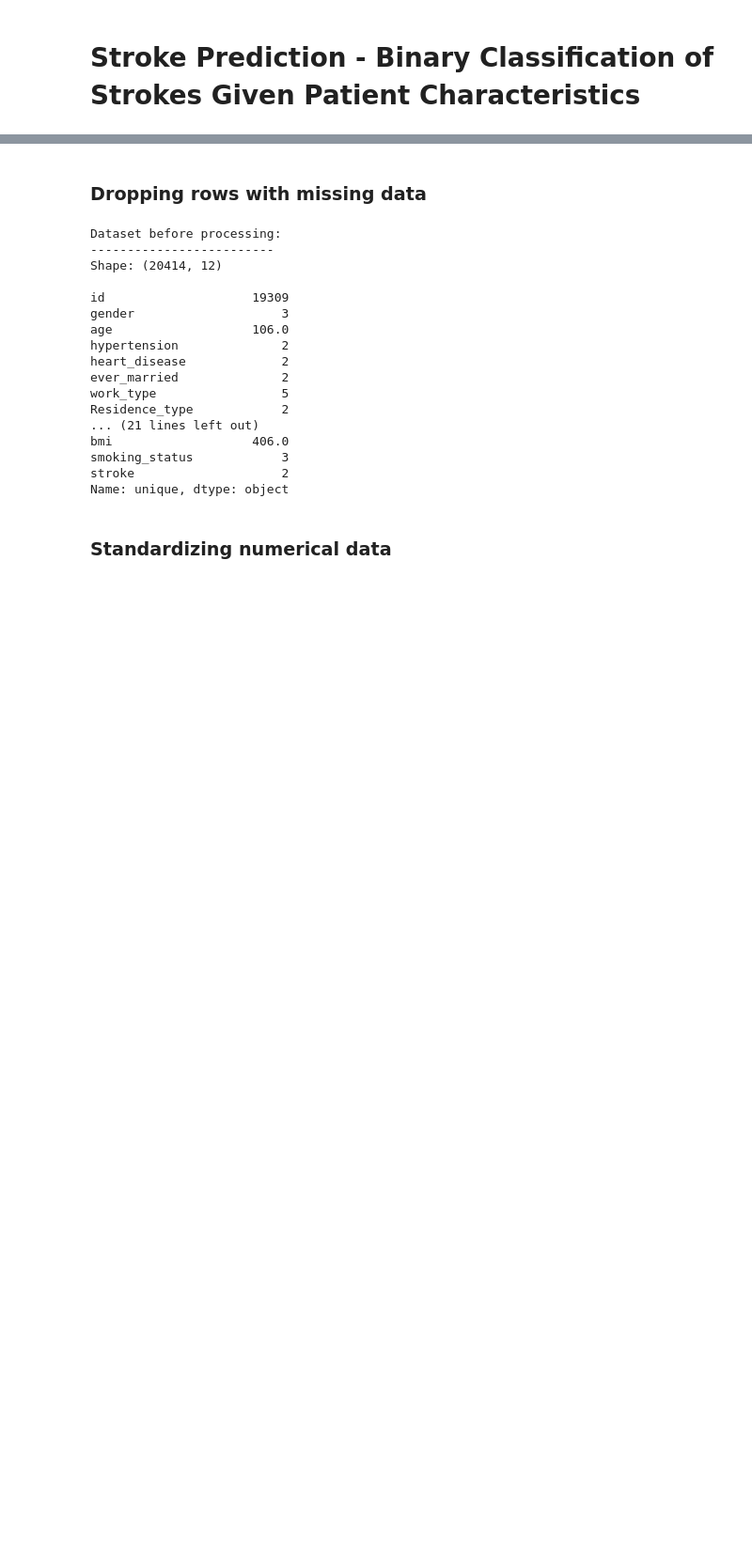
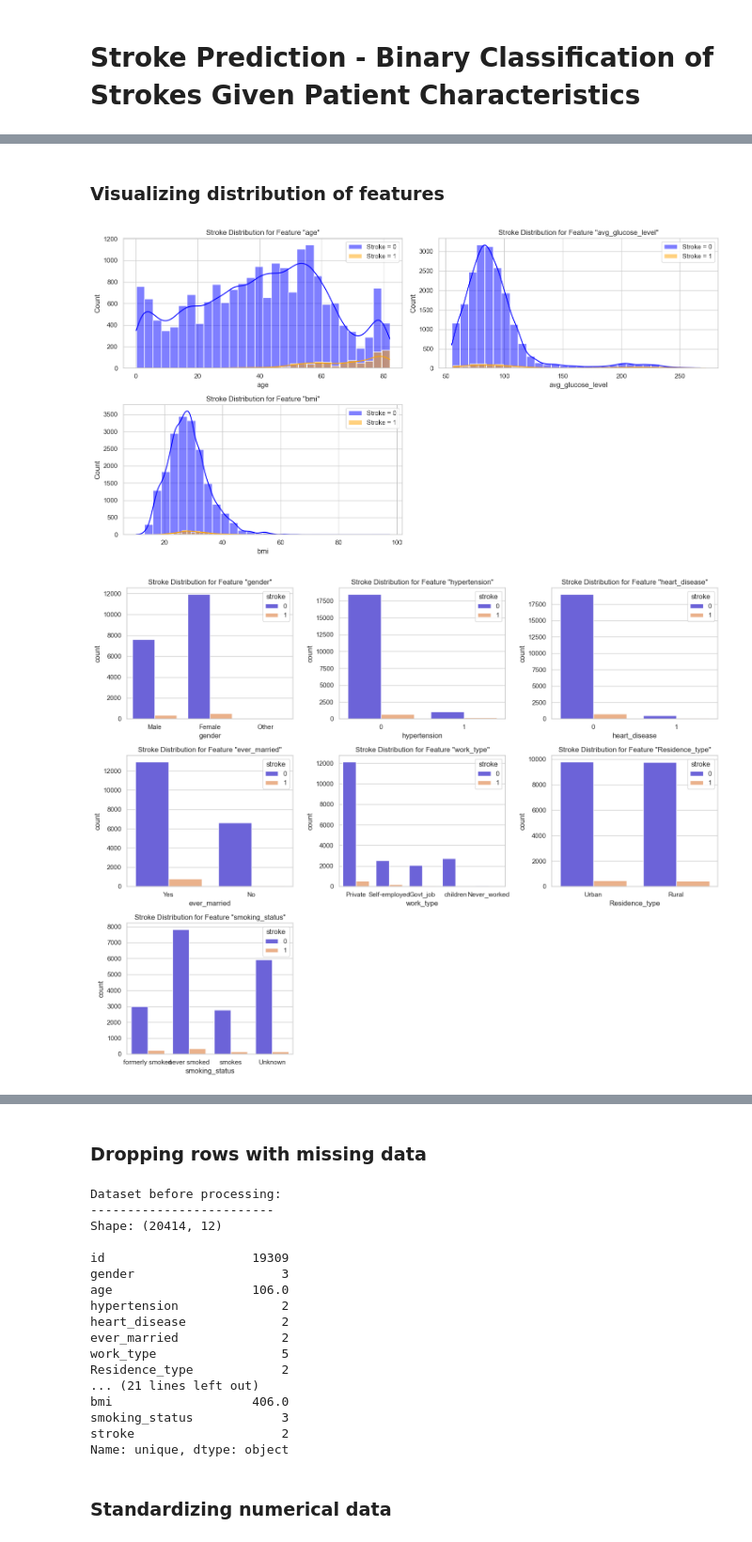
Before and after one commit to briannlin/184a_stroke_prediction, a Jupyter notebook: stroke_prediction.ipynb, the cells around one changed output, grey strips where cells are left out. Shown: that part at 94% size. Drawn from its saved outputs; the diff is of its cells as text; code cells hidden in the pictures; blank space fills up the shorter version.

Commit message:
Perform data exploration and visualization on feature distribution and correlation

```diff
--- a/stroke_prediction.ipynb
+++ b/stroke_prediction.ipynb
@@ -26,0 +35,45 @@ import mltools as ml
+# %% [markdown]
+### Visualizing distribution of features
+# %%
+# Numerical features - histogram
+
+import matplotlib.pyplot as plt
+import seaborn as sns
+
+sns.set(style="whitegrid")
+
+numerical_features = ['age', 'avg_glucose_level', 'bmi']
+
+plt.figure(figsize=(15, 8))
+
+# Plot histograms for numerical features with different colors for stroke=0 and stroke=1
+for i, feature in enumerate(numerical_features, 1):
+    plt.subplot(2, 2, i)
+    sns.histplot(df[df['stroke'] == 0][feature], bins=30, kde=True, color='blue', label='Stroke = 0')
+    sns.histplot(df[df['stroke'] == 1][feature], bins=30, kde=True, color='orange', label='Stroke = 1')
+    plt.title(f'Stroke Distribution for Feature "{feature}"')
+    plt.legend()
+
+plt.tight_layout()
+plt.show()
+
+
+# Categorical features - bar chart
+
+sns.set(style="whitegrid")
+
+categorical_features = ['gender', 'hypertension', 'heart_disease', 'ever_married', 'work_type', 'Residence_type', 'smoking_status']
+
+plt.figure(figsize=(15, 12))
+
+# Plot count plots for categorical features with different colors for stroke=0 and stroke=1
+for i, feature in enumerate(categorical_features, 1):
+    plt.subplot(3, 3, i)
+    sns.countplot(x=feature, data=df, hue='stroke', palette=['#5B4FEC',"#FAAE7B"])
+    plt.title(f'Stroke Distribution for Feature "{feature}"')
+
+plt.tight_layout()
+plt.show()
+# %% [output]
+[figure, added]
+[figure, added]
```
Also changed, not shown: parts of 16 cells of this notebook.
